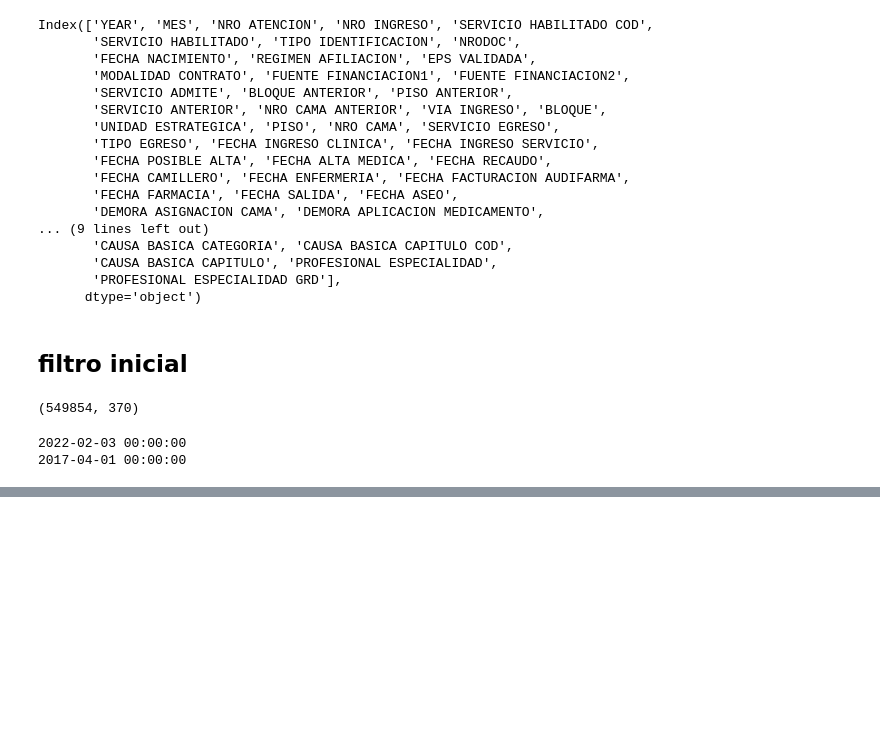
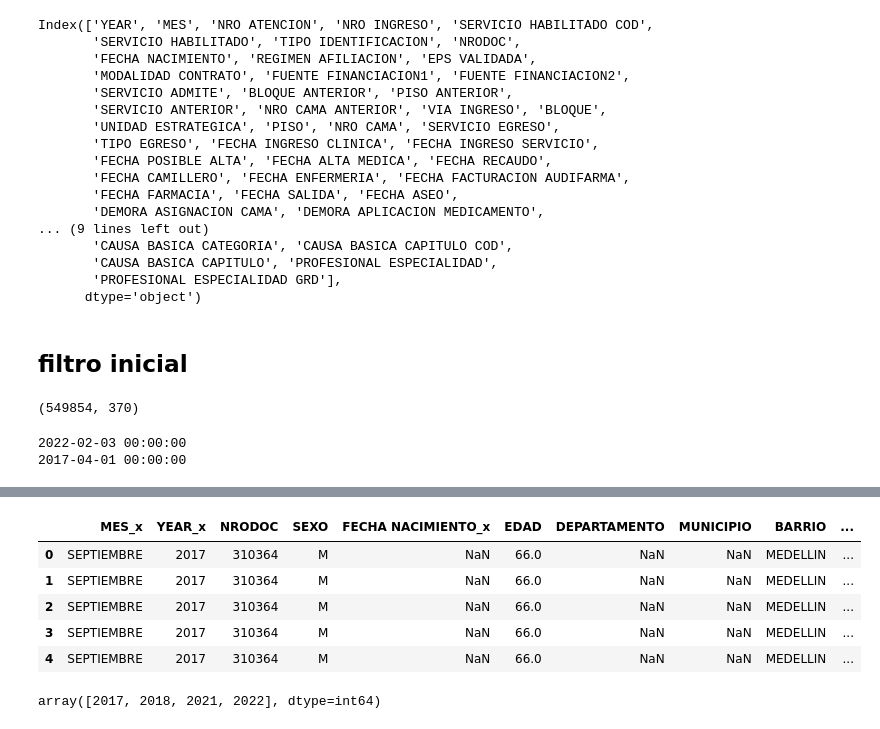
Before and after one commit to andresquinttero/Salud_Grupo4, a Jupyter notebook: analisis.ipynb, the cells around one changed output, grey strips where cells are left out. Drawn from its saved outputs; the diff is of its cells as text; code cells hidden in the pictures; blank space fills up the shorter version.

Commit message:
avance 4 tratamiento datos nulos

```diff
--- a/analisis.ipynb
+++ b/analisis.ipynb
@@ -109,0 +110,20 @@ Name: count, Length: 1830, dtype: int64
+# %%
+df1['FECHA INGRESO CLINICA'] = pd.to_datetime(df1['FECHA INGRESO CLINICA'])
+df1['FECHA SALIDA'] = pd.to_datetime(df1['FECHA SALIDA'])
+
+# Calcula la diferencia y crea una nueva columna para almacenarla
+df1['TIEMPO DE ESTANCIA'] = df1['FECHA SALIDA'] - df1['FECHA INGRESO CLINICA']
+#muestra la base de datos objetivo  con la nueva columna
+df1.head()
+# %% [output]
+|  | MES_x | YEAR_x | NRODOC | SEXO | FECHA NACIMIENTO_x | EDAD | DEPARTAMENTO | MUNICIPIO | BARRIO | ... |
+| 0 | SEPTIEMBRE | 2017 | 310364 | M | NaN | 66.0 | NaN | NaN | MEDELLIN | ... |
+| 1 | SEPTIEMBRE | 2017 | 310364 | M | NaN | 66.0 | NaN | NaN | MEDELLIN | ... |
+| 2 | SEPTIEMBRE | 2017 | 310364 | M | NaN | 66.0 | NaN | NaN | MEDELLIN | ... |
+| 3 | SEPTIEMBRE | 2017 | 310364 | M | NaN | 66.0 | NaN | NaN | MEDELLIN | ... |
+| 4 | SEPTIEMBRE | 2017 | 310364 | M | NaN | 66.0 | NaN | NaN | MEDELLIN | ... |
+# %%
+# los valores unicos de la columna  'YEAR' de la base de datos
+df1['YEAR'].unique()
+# %% [output]
+array([2017, 2018, 2021, 2022], dtype=int64)
```
Also changed, not shown: parts of 21 cells of this notebook.
